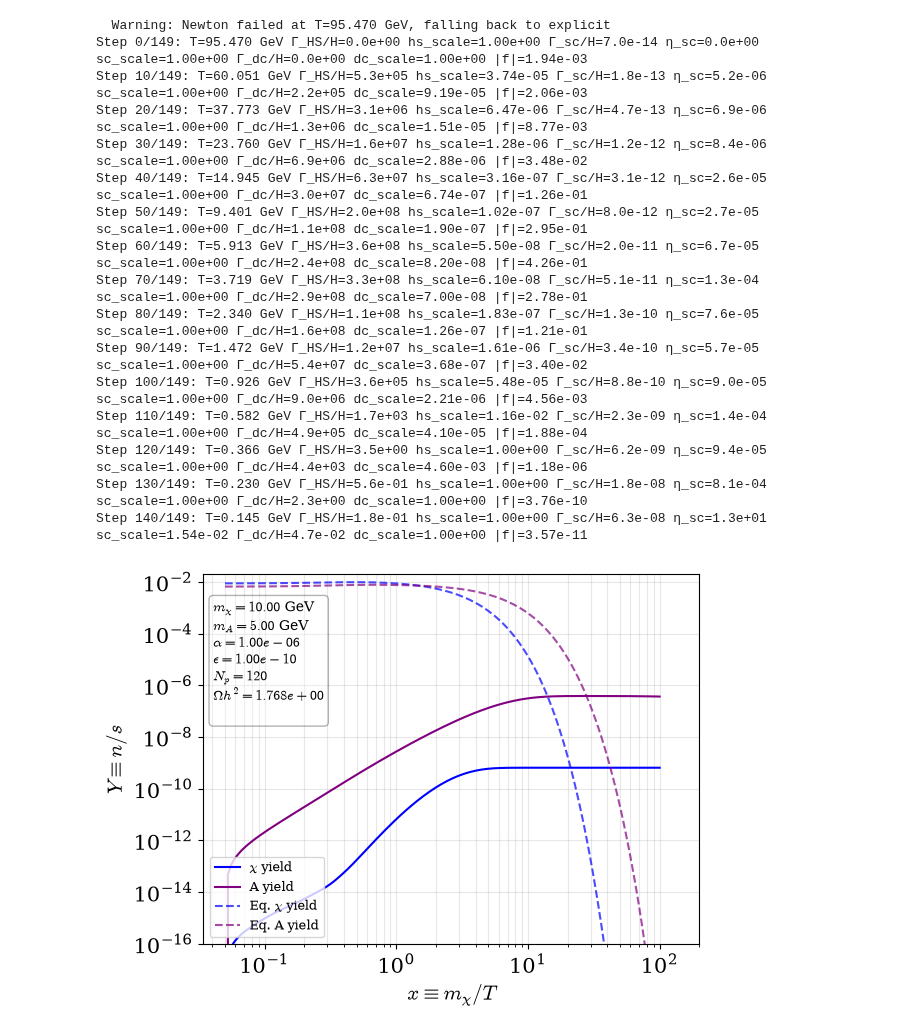
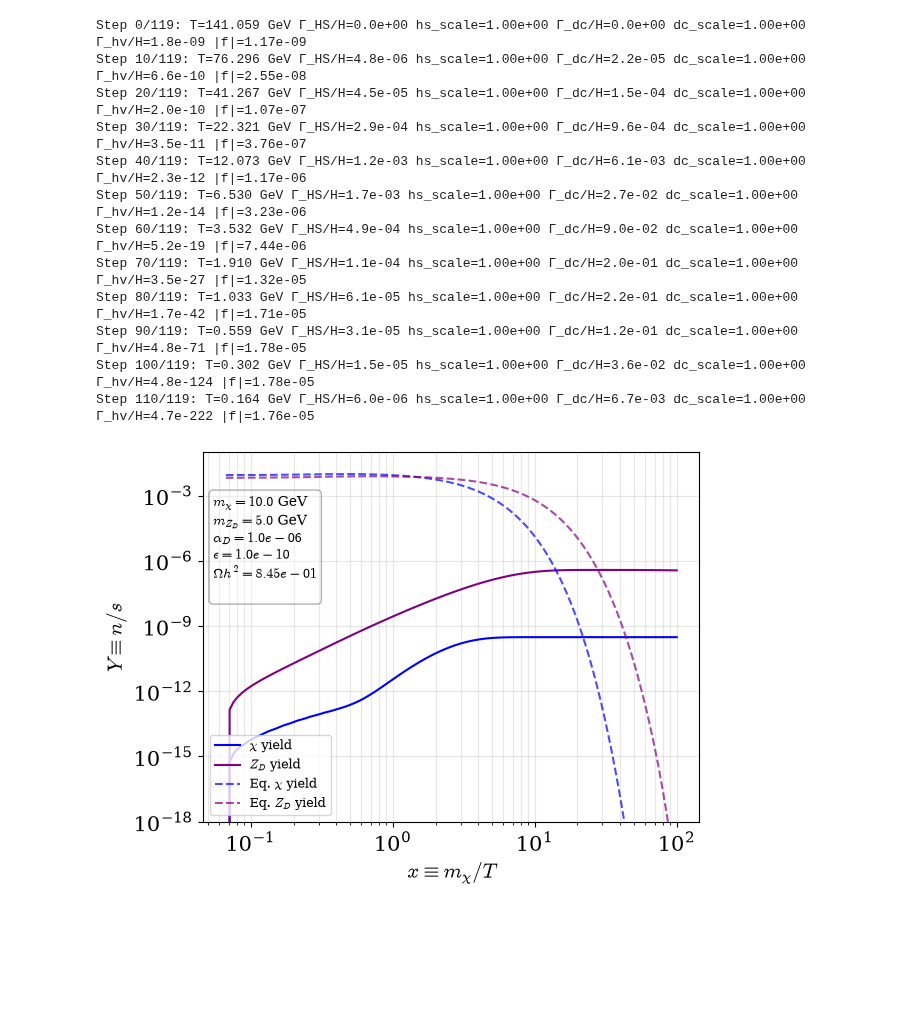
Before and after one commit to charlottemyers/DPhase, a Jupyter notebook: examples/example.ipynb, the cells around one changed output. Saved outputs shown, nothing was run; the diff lists cells and outputs as text; code cells hidden in the pictures; blank space fills up the shorter version.

```diff
--- a/examples/example.ipynb
+++ b/examples/example.ipynb
@@ -139,107 +148,100 @@ array([4.08711659e-17, 3.67927100e-17, 3.31162822e-17, 2.98026189e-17,
 # xx -> ff
 state.K_grid_xxff = kernels_xxff
 
-# xx -> AA
-state.gain_caches_xxAA  = gain_caches_ann
-state.K_grid_AAxx       = kernels_loss_AAxx
-state.K_grid_xxAA       = kernels_loss_xxAA
+# xx -> Z_D Z_D
+state.gain_caches_xxZDZD  = gain_caches_ann
+state.K_grid_ZDZDxx       = kernels_loss_ZDZDxx
+state.K_grid_xxZDZD       = kernels_loss_xxZDZD
 
-# xA -> xA
-state.gain_caches_xAxA = gain_caches_dc
+# xZD -> xZD
+state.gain_caches_xZDxZD = gain_caches_dc
 
-# xf -> xf
+# x f/W -> x f/W
 state.gamma_grid_chi = gamma_grid_chi
-state.gamma_grid_A = gamma_grid_A
+state.FP_matrix_grid = build_fp_matrices(T_grid, state)
+state.C_grid_heavy = C_grid_heavy
 # %%
 #####################################################
 ### Run the solver
 #####################################################
 
-
 # set the initial conditions (empty hidden sector)
 p0 = grid.p_phys(T_ref, gstars_func= state.gstar_func)
 state.set_initial_f("chi", np.zeros_like(p0))
-state.set_initial_f("A", np.zeros_like(p0))
+state.set_initial_f("ZD", np.zeros_like(p0))
 
-
-# cap on the collision rate; all rates are capped at Gamma_H_max * H to prevent numerical instabilities.
-Gamma_H_max = 20
 
 # run the evolution!
 T_vals, snapshots = solve_BE(
     state, T_grid,
-    Gamma_H_max = Gamma_H_max,
+    Gamma_H_max = 50,
 )
 # %% [output]
-  Warning: Newton failed at T=95.470 GeV, falling back to explicit
-Step 0/149: T=95.470 GeV Γ_HS/H=0.0e+00 hs_scale=1.00e+00 Γ_sc/H=7.0e-14 η_sc=0.0e+00 sc_scale=1.00e+00 Γ_dc/H=0.0e+00 dc_scale=1.00e+00 |f|=1.94e-03
-Step 10/149: T=60.051 GeV Γ_HS/H=5.3e+05 hs_scale=3.74e-05 Γ_sc/H=1.8e-13 η_sc=5.2e-06 sc_scale=1.00e+00 Γ_dc/H=2.2e+05 dc_scale=9.19e-05 |f|=2.06e-03
-Step 20/149: T=37.773 GeV Γ_HS/H=3.1e+06 hs_scale=6.47e-06 Γ_sc/H=4.7e-13 η_sc=6.9e-06 sc_scale=1.00e+00 Γ_dc/H=1.3e+06 dc_scale=1.51e-05 |f|=8.77e-03
-Step 30/149: T=23.760 GeV Γ_HS/H=1.6e+07 hs_scale=1.28e-06 Γ_sc/H=1.2e-12 η_sc=8.4e-06 sc_scale=1.00e+00 Γ_dc/H=6.9e+06 dc_scale=2.88e-06 |f|=3.48e-02
-Step 40/149: T=14.945 GeV Γ_HS/H=6.3e+07 hs_scale=3.16e-07 Γ_sc/H=3.1e-12 η_sc=2.6e-05 sc_scale=1.00e+00 Γ_dc/H=3.0e+07 dc_scale=6.74e-07 |f|=1.26e-01
-Step 50/149: T=9.401 GeV Γ_HS/H=2.0e+08 hs_scale=1.02e-07 Γ_sc/H=8.0e-12 η_sc=2.7e-05 sc_scale=1.00e+00 Γ_dc/H=1.1e+08 dc_scale=1.90e-07 |f|=2.95e-01
-Step 60/149: T=5.913 GeV Γ_HS/H=3.6e+08 hs_scale=5.50e-08 Γ_sc/H=2.0e-11 η_sc=6.7e-05 sc_scale=1.00e+00 Γ_dc/H=2.4e+08 dc_scale=8.20e-08 |f|=4.26e-01
-Step 70/149: T=3.719 GeV Γ_HS/H=3.3e+08 hs_scale=6.10e-08 Γ_sc/H=5.1e-11 η_sc=1.3e-04 sc_scale=1.00e+00 Γ_dc/H=2.9e+08 dc_scale=7.00e-08 |f|=2.78e-01
-Step 80/149: T=2.340 GeV Γ_HS/H=1.1e+08 hs_scale=1.83e-07 Γ_sc/H=1.3e-10 η_sc=7.6e-05 sc_scale=1.00e+00 Γ_dc/H=1.6e+08 dc_scale=1.26e-07 |f|=1.21e-01
-Step 90/149: T=1.472 GeV Γ_HS/H=1.2e+07 hs_scale=1.61e-06 Γ_sc/H=3.4e-10 η_sc=5.7e-05 sc_scale=1.00e+00 Γ_dc/H=5.4e+07 dc_scale=3.68e-07 |f|=3.40e-02
-Step 100/149: T=0.926 GeV Γ_HS/H=3.6e+05 hs_scale=5.48e-05 Γ_sc/H=8.8e-10 η_sc=9.0e-05 sc_scale=1.00e+00 Γ_dc/H=9.0e+06 dc_scale=2.21e-06 |f|=4.56e-03
-Step 110/149: T=0.582 GeV Γ_HS/H=1.7e+03 hs_scale=1.16e-02 Γ_sc/H=2.3e-09 η_sc=1.4e-04 sc_scale=1.00e+00 Γ_dc/H=4.9e+05 dc_scale=4.10e-05 |f|=1.88e-04
-Step 120/149: T=0.366 GeV Γ_HS/H=3.5e+00 hs_scale=1.00e+00 Γ_sc/H=6.2e-09 η_sc=9.4e-05 sc_scale=1.00e+00 Γ_dc/H=4.4e+03 dc_scale=4.60e-03 |f|=1.18e-06
-Step 130/149: T=0.230 GeV Γ_HS/H=5.6e-01 hs_scale=1.00e+00 Γ_sc/H=1.8e-08 η_sc=8.1e-04 sc_scale=1.00e+00 Γ_dc/H=2.3e+00 dc_scale=1.00e+00 |f|=3.76e-10
-Step 140/149: T=0.145 GeV Γ_HS/H=1.8e-01 hs_scale=1.00e+00 Γ_sc/H=6.3e-08 η_sc=1.3e+01 sc_scale=1.54e-02 Γ_dc/H=4.7e-02 dc_scale=1.00e+00 |f|=3.57e-11
+Step 0/119: T=141.059 GeV Γ_HS/H=0.0e+00 hs_scale=1.00e+00 Γ_dc/H=0.0e+00 dc_scale=1.00e+00 Γ_hv/H=1.8e-09 |f|=1.17e-09
+Step 10/119: T=76.296 GeV Γ_HS/H=4.8e-06 hs_scale=1.00e+00 Γ_dc/H=2.2e-05 dc_scale=1.00e+00 Γ_hv/H=6.6e-10 |f|=2.55e-08
+Step 20/119: T=41.267 GeV Γ_HS/H=4.5e-05 hs_scale=1.00e+00 Γ_dc/H=1.5e-04 dc_scale=1.00e+00 Γ_hv/H=2.0e-10 |f|=1.07e-07
+Step 30/119: T=22.321 GeV Γ_HS/H=2.9e-04 hs_scale=1.00e+00 Γ_dc/H=9.6e-04 dc_scale=1.00e+00 Γ_hv/H=3.5e-11 |f|=3.76e-07
+Step 40/119: T=12.073 GeV Γ_HS/H=1.2e-03 hs_scale=1.00e+00 Γ_dc/H=6.1e-03 dc_scale=1.00e+00 Γ_hv/H=2.3e-12 |f|=1.17e-06
+Step 50/119: T=6.530 GeV Γ_HS/H=1.7e-03 hs_scale=1.00e+00 Γ_dc/H=2.7e-02 dc_scale=1.00e+00 Γ_hv/H=1.2e-14 |f|=3.23e-06
+Step 60/119: T=3.532 GeV Γ_HS/H=4.9e-04 hs_scale=1.00e+00 Γ_dc/H=9.0e-02 dc_scale=1.00e+00 Γ_hv/H=5.2e-19 |f|=7.44e-06
+Step 70/119: T=1.910 GeV Γ_HS/H=1.1e-04 hs_scale=1.00e+00 Γ_dc/H=2.0e-01 dc_scale=1.00e+00 Γ_hv/H=3.5e-27 |f|=1.32e-05
+Step 80/119: T=1.033 GeV Γ_HS/H=6.1e-05 hs_scale=1.00e+00 Γ_dc/H=2.2e-01 dc_scale=1.00e+00 Γ_hv/H=1.7e-42 |f|=1.71e-05
+Step 90/119: T=0.559 GeV Γ_HS/H=3.1e-05 hs_scale=1.00e+00 Γ_dc/H=1.2e-01 dc_scale=1.00e+00 Γ_hv/H=4.8e-71 |f|=1.78e-05
+Step 100/119: T=0.302 GeV Γ_HS/H=1.5e-05 hs_scale=1.00e+00 Γ_dc/H=3.6e-02 dc_scale=1.00e+00 Γ_hv/H=4.8e-124 |f|=1.78e-05
+Step 110/119: T=0.164 GeV Γ_HS/H=6.0e-06 hs_scale=1.00e+00 Γ_dc/H=6.7e-03 dc_scale=1.00e+00 Γ_hv/H=4.7e-222 |f|=1.76e-05
 # %%
 #####################################################
 ### Plot yields vs x = m/T
 #####################################################
 
-color_chi = "blue"
-color_A = "purple"
 m_scale = state.species["chi"].mass_GeV
 
 x_vals = m_scale / np.asarray(T_vals)
 
 
-Y_vals, Y_vals_A, Y_eq_vals, Y_eq_vals_A, nchi_vals, nA_vals = (
-    compute_yields_from_snaps(T_vals, MCHI, MA, state, snapshots)
+Y_vals, Y_vals_ZD, Y_eq_vals, Y_eq_vals_ZD, nchi_vals, nZD_vals = (
+    compute_yields_from_snaps(T_vals, MCHI, MZD, state, snapshots)
 )
 omegah2 = relic_abundance(Y_vals[-1], m_scale)
 
 
 plt.figure()
 
-### Plot Y vs x
-plt.loglog(x_vals, Y_vals, label=f"$\\chi$ yield", color=color_chi, linestyle="-")
-plt.loglog(x_vals, Y_vals_A, label=f"A yield", color=color_A, linestyle="-")
+### Plot yields vs x
+plt.loglog(x_vals, Y_vals, label=f"$\\chi$ yield", color="blue", linestyle="-")
+plt.loglog(x_vals, Y_vals_ZD, label=f"$Z_D$ yield", color="purple", linestyle="-")
 
 ### Equilibrium yields
-plt.loglog(x_vals, Y_eq_vals, linestyle="--", label=f"Eq. $\\chi$ yield", color=color_chi, alpha=0.7)
-plt.loglog(x_vals, Y_eq_vals_A, linestyle="--", label=f"Eq. A yield", color=color_A, alpha=0.7)
+plt.loglog(x_vals, Y_eq_vals, linestyle="--", label=f"Eq. $\\chi$ yield", color="blue", alpha=0.7)
+plt.loglog(x_vals, Y_eq_vals_ZD, linestyle="--", label=f"Eq. $Z_D$ yield", color="purple", alpha=0.7)
 
 plt.xlabel(r"$x \equiv m_\chi/T$")
 plt.ylabel(r"$Y \equiv n/s$")
+
+plt.ylim(1e-18, 1e-1)
 plt.grid(True, which="both", alpha=0.3)
 
 
 
 param_text = (
     f"$m_\\chi={chi.mass_GeV:.1f}$ GeV\n"
-    f"$m_A={A.mass_GeV:.1f}$ GeV\n"
+    f"$m_{{Z_D}}={ZD.mass_GeV:.1f}$ GeV\n"
     f"$\\alpha_D={ALPHA:.1e}$\n"
     f"$\\epsilon={EPSILON:.1e}$\n"
     f"$\\Omega h^2 = {omegah2:.2e}$\n"
 )
 
 plt.text(
     0.02, 0.6, param_text,
     transform=plt.gca().transAxes,
     fontsize=10,
     verticalalignment="bottom",
     horizontalalignment="left",
     bbox=dict(boxstyle="round", facecolor="white", alpha=0.3),
 )
 
 
 plt.legend(fontsize=9, loc = 'lower left')
 plt.show()
 # %% [output]
-[figure, old version]
+[figure, new version]
```
Also changed, not shown: parts of 8 cells of this notebook, 20 other files.
